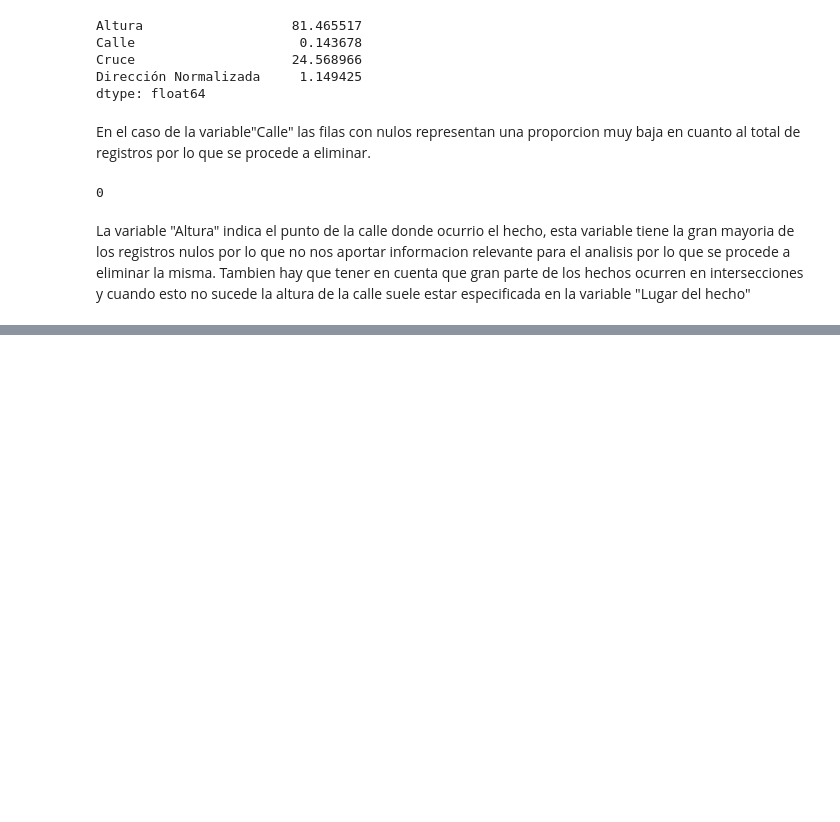
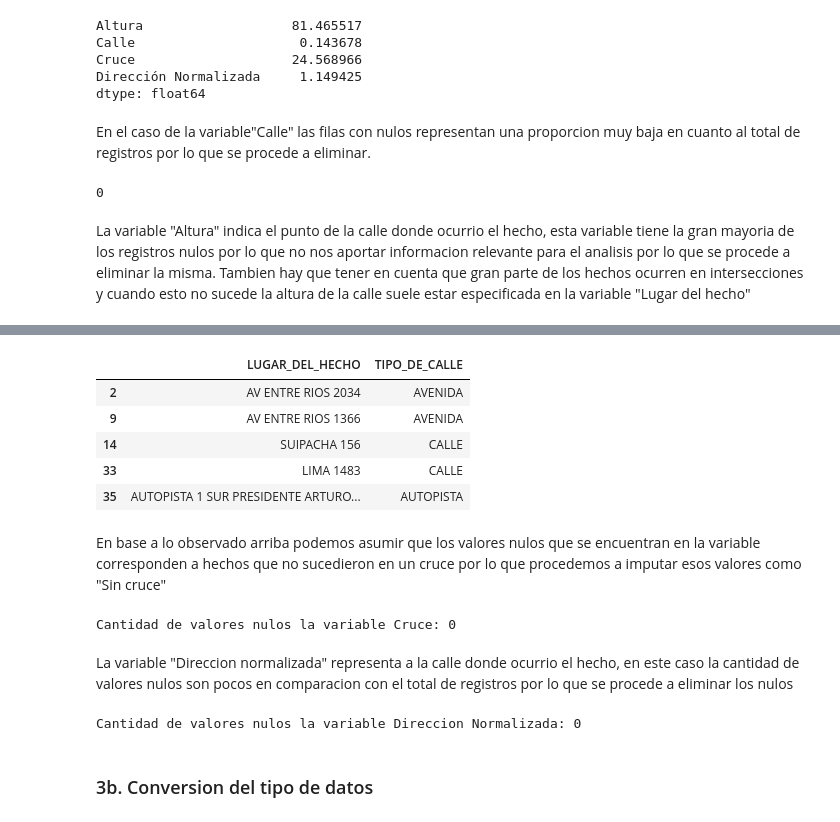
Before and after one commit to ASGuzman/PI2_Siniestros_Viales, a Jupyter notebook: EDA.ipynb, the cells around one changed output, grey strips where cells are left out. Saved outputs shown, nothing was run; the diff lists cells and outputs as text; code cells hidden in the pictures; blank space fills up the shorter version.

```diff
--- a/EDA.ipynb
+++ b/EDA.ipynb
@@ -192,0 +212,30 @@ KeyError: "['Altura'] not found in axis"
+# %%
+sin_cruce = df_hechos[df_hechos["Cruce"].isna()]
+contexto_sin_cruce = sin_cruce[["LUGAR_DEL_HECHO","TIPO_DE_CALLE"]]
+# %%
+contexto_sin_cruce.head()
+# %% [output]
+|  | LUGAR_DEL_HECHO | TIPO_DE_CALLE |
+| 2 | AV ENTRE RIOS 2034 | AVENIDA |
+| 9 | AV ENTRE RIOS 1366 | AVENIDA |
+| 14 | SUIPACHA 156 | CALLE |
+| 33 | LIMA 1483 | CALLE |
+| 35 | AUTOPISTA 1 SUR PRESIDENTE ARTURO... | AUTOPISTA |
+# %% [markdown]
+En base a lo observado arriba podemos asumir que los valores nulos que se encuentran en la variable corresponden a hechos que no sucedieron en un cruce por lo que procedemos a imputar esos valores como "Sin cruce"
+# %%
+df_hechos["Cruce"].fillna("Sin cruce", inplace=True)
+df_hechos_nulos = df_hechos["Cruce"].isnull().sum()
+print("Cantidad de valores nulos la variable Cruce:", df_hechos_nulos)
+# %% [output]
+Cantidad de valores nulos la variable Cruce: 0
+# %% [markdown]
+La variable "Direccion normalizada" representa a la calle donde ocurrio el hecho, en este caso la cantidad de valores nulos son pocos en comparacion con el total de registros por lo que se procede a eliminar los nulos
+# %%
+df_hechos = df_hechos.dropna(subset=["Dirección Normalizada"])
+df_hechos_direccion_nulos = df_hechos["Dirección Normalizada"].isnull().sum()
+print("Cantidad de valores nulos la variable Direccion Normalizada:", df_hechos_direccion_nulos)
+# %% [output]
+Cantidad de valores nulos la variable Direccion Normalizada: 0
+# %% [markdown]
+### 3b. Conversion del tipo de datos
```
Also changed, not shown: parts of 4 cells of this notebook.
